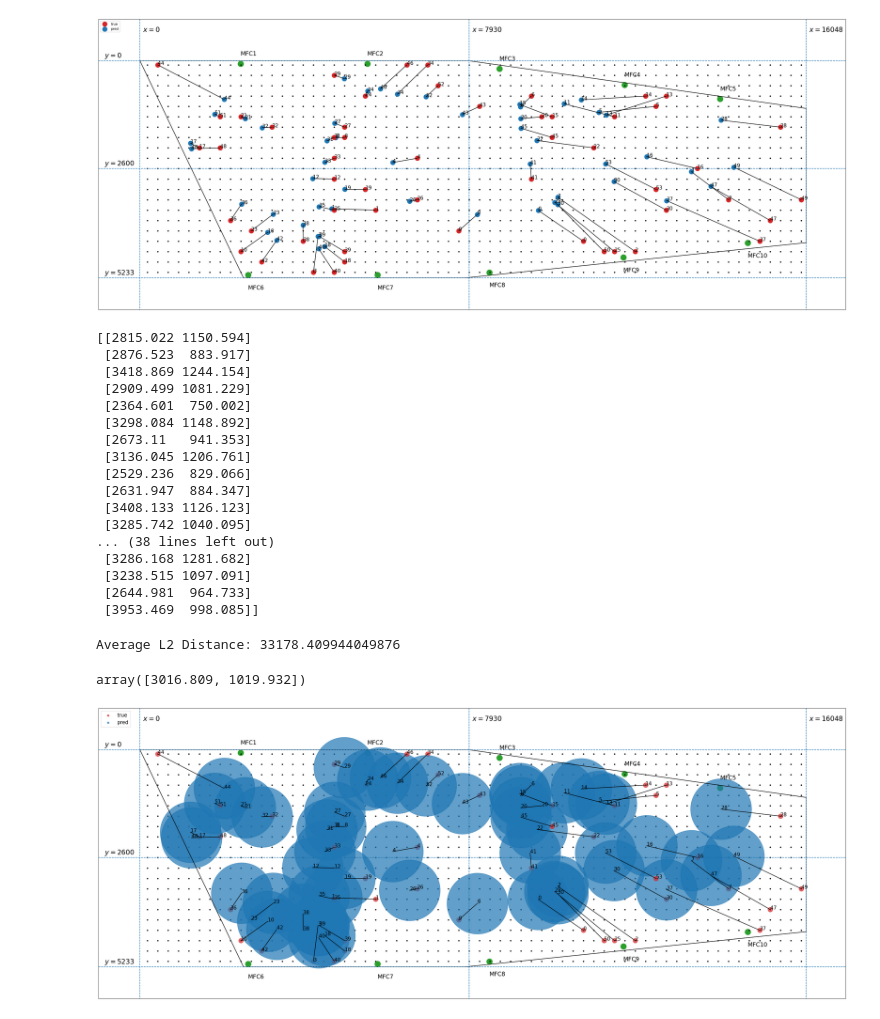
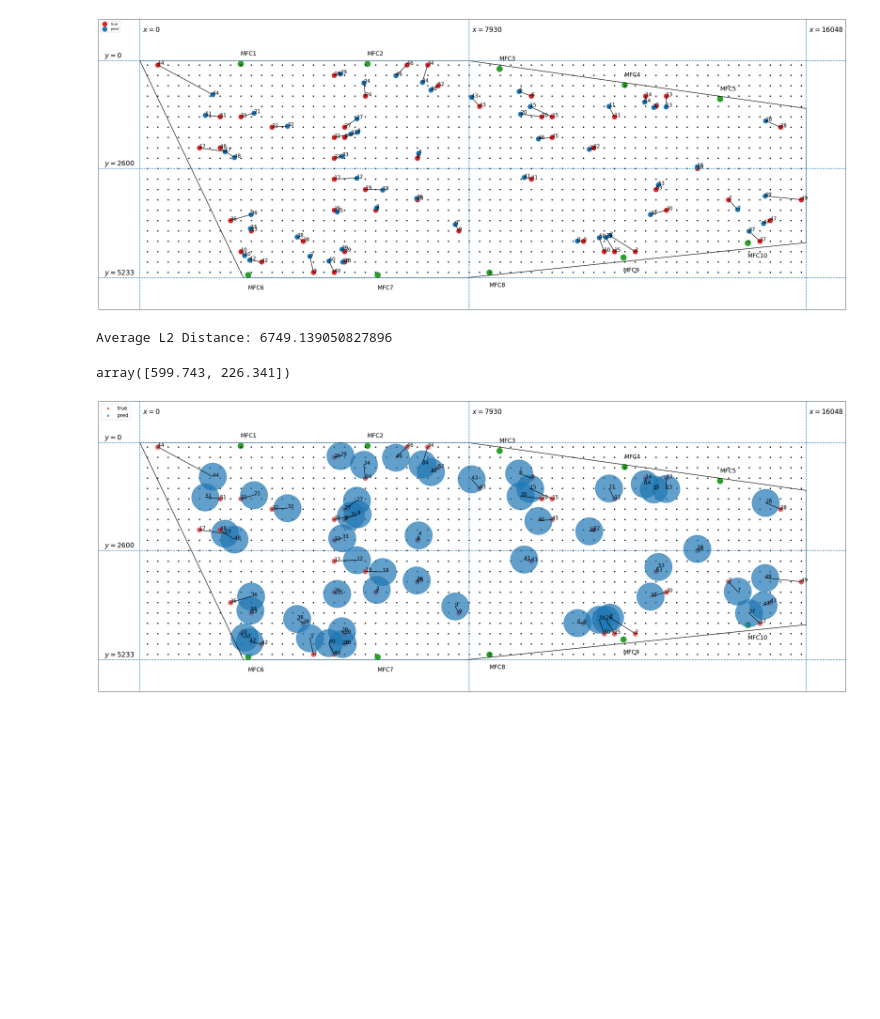
Before and after one commit to sreeragvn/Student-Project-leakage_detection, a Jupyter notebook: single_leakage_uncertainity_dropout.ipynb, the cells around one changed output. Saved outputs shown, nothing was run; the diff lists cells and outputs as text; code cells hidden in the pictures; blank space fills up the shorter version.

Commit message:
multi leak:

```diff
--- a/single_leakage_uncertainity_dropout.ipynb
+++ b/single_leakage_uncertainity_dropout.ipynb
@@ -7,6 +7,7 @@ from sklearn.model_selection import train_test_split
 from sklearn.preprocessing import StandardScaler
 import numpy as np
 from utils.model_evaluation import plot_test_pred
+import pandas as pd
 
 # Sandwiched dropout layer to the hyperparameter tuned model and did the predictions 1000 times without training the model again
 # Sandwiched dropout layer to the hyperparameter tuned model and did the predictions 1000 times after training the model again
@@ -25,8 +26,15 @@ print(data.shape)
 y = data[['x1', 'y1']]
 x = data.drop(['x1', 'y1'], axis=1)
 
-X_train, X_test, y_train, y_test = train_test_split(x, y, test_size=0.15, random_state=1)
-X_train, X_val, y_train, y_val = train_test_split(X_train, y_train, test_size=0.2, random_state=1)
+# X_train, X_test, y_train, y_test = train_test_split(x, y, test_size=0.15, random_state=1)
+# X_train, X_val, y_train, y_val = train_test_split(X_train, y_train, test_size=0.2, random_state=1)
+
+X_train = pd.read_csv("./model_data_final_cleansed/X_train.csv", index_col=0)
+X_test = pd.read_csv("./model_data_final_cleansed/X_test.csv", index_col=0)
+y_train = pd.read_csv("./model_data_final_cleansed/y_train.csv", index_col=0)
+y_test = pd.read_csv("./model_data_final_cleansed/y_test.csv", index_col=0)
+X_val = pd.read_csv("./model_data_final_cleansed/X_val.csv", index_col=0)
+y_val = pd.read_csv("./model_data_final_cleansed/y_val.csv", index_col=0)
 
 scaler_coords = StandardScaler()
 y_train = scaler_coords.fit_transform(y_train)
@@ -41,7 +49,7 @@ X_val = scaler_flows.transform(X_val)
 # %%
 dropout_prob = 0.1
 
-model = tf.keras.models.load_model('saved_model/single_leak/single_leakage_model_less')
+model = tf.keras.models.load_model('saved_model/single_leak/single_leakage_final_cleansed')
 print(model.summary())
 model_evaluate, y_pred = model_eval(model, X_test, y_test, X_train, y_train, X_val, y_val)
 
@@ -62,6 +70,7 @@ stoch_model.compile(optimizer=tf.keras.optimizers.Nadam(learning_rate=model.opti
                 loss="mse",
                 metrics='mae')
 # Print the summary of the new model
+stoch_model.fit(X_train, y_train, epochs=1000, validation_data = (X_val, y_val), shuffle= True)
 stoch_model.summary()
 model_evaluate, y_pred = model_eval(stoch_model, X_test, y_test, X_train, y_train, X_val, y_val)
 # # # %%
@@ -82,7 +91,7 @@ pred_std = predictions__unsc.std(axis=0)
 # # %%
 y_test = scaler_coords.inverse_transform(y_test)
 plot_test_pred(y_test, pred_mean)
-print(pred_std)
+# print(pred_std)
 # %% [output]
 Index(['x1', 'y1', 'MFC6', 'MFC7', 'MFC8', 'MFC9', 'MFC10', 'MFC1', 'MFC2',
        'MFC3', 'MFC4', 'MFC5'],
@@ -104,21 +113,4 @@ _________________________________________________________________
-[figure, old version]
+[figure, new version]
-[[2815.022 1150.594]
- [2876.523  883.917]
- [3418.869 1244.154]
- [2909.499 1081.229]
- [2364.601  750.002]
- [3298.084 1148.892]
- [2673.11   941.353]
- [3136.045 1206.761]
- [2529.236  829.066]
- [2631.947  884.347]
- [3408.133 1126.123]
- [3285.742 1040.095]
-... (38 lines left out)
- [3286.168 1281.682]
- [3238.515 1097.091]
- [2644.981  964.733]
- [3953.469  998.085]]
 # %%
 # def Average(lst):
 #     return sum(lst)/len(lst)
@@ -145,11 +137,11 @@ radius = sum_of_distances / (num_arrays * (num_arrays - 1) / 2)
 
 print("Average L2 Distance:", radius)
 # %% [output]
-Average L2 Distance: 33178.409944049876
+Average L2 Distance: 6749.139050827896
 # %%
 pred_std.mean(axis=0)
 # %% [output]
-array([3016.809, 1019.932])
+array([599.743, 226.341])
 # %%
 import matplotlib.pyplot as plt
 
@@ -243,7 +235,7 @@ def plot_wing_contour():
 
 plot_test_pred_uncertainity(y_test, pred_mean, radius)
 # %% [output]
-[figure, old version]
+[figure, new version]
 # %%
 import matplotlib.pyplot as plt
 
```
Also changed, not shown: parts of 3 cells of this notebook, 43 other files.
